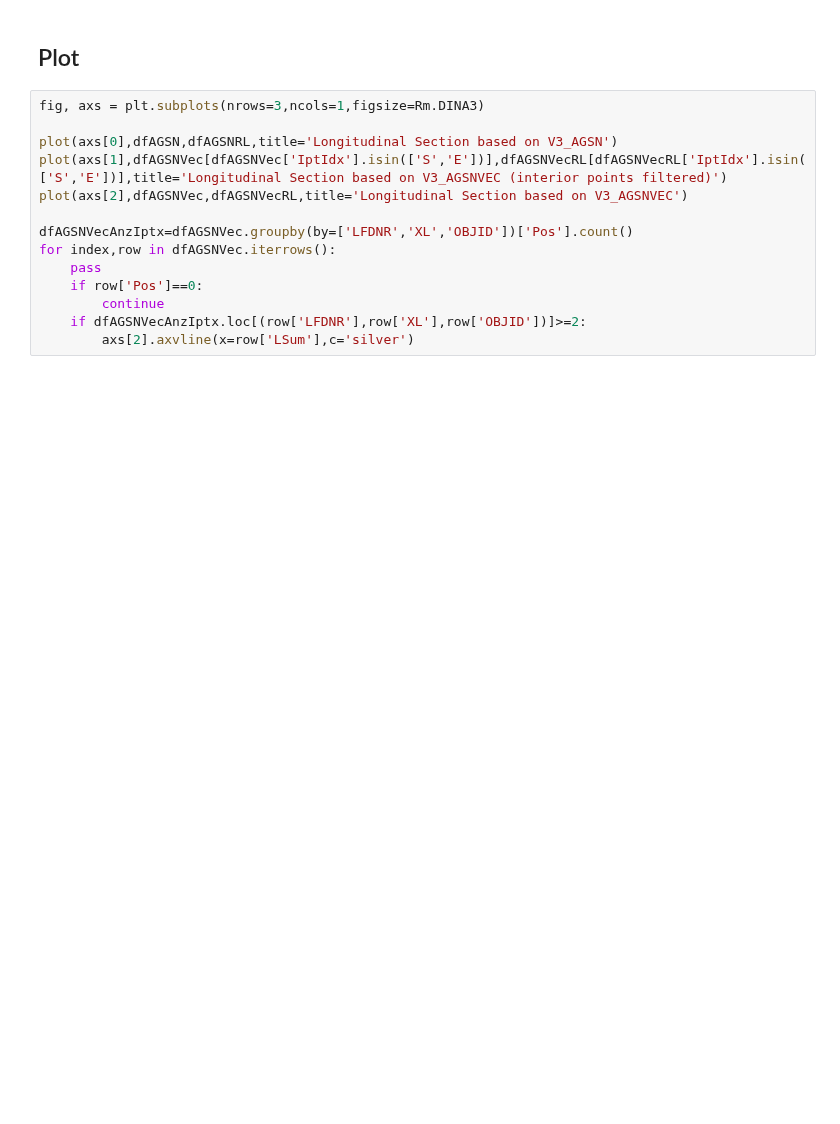
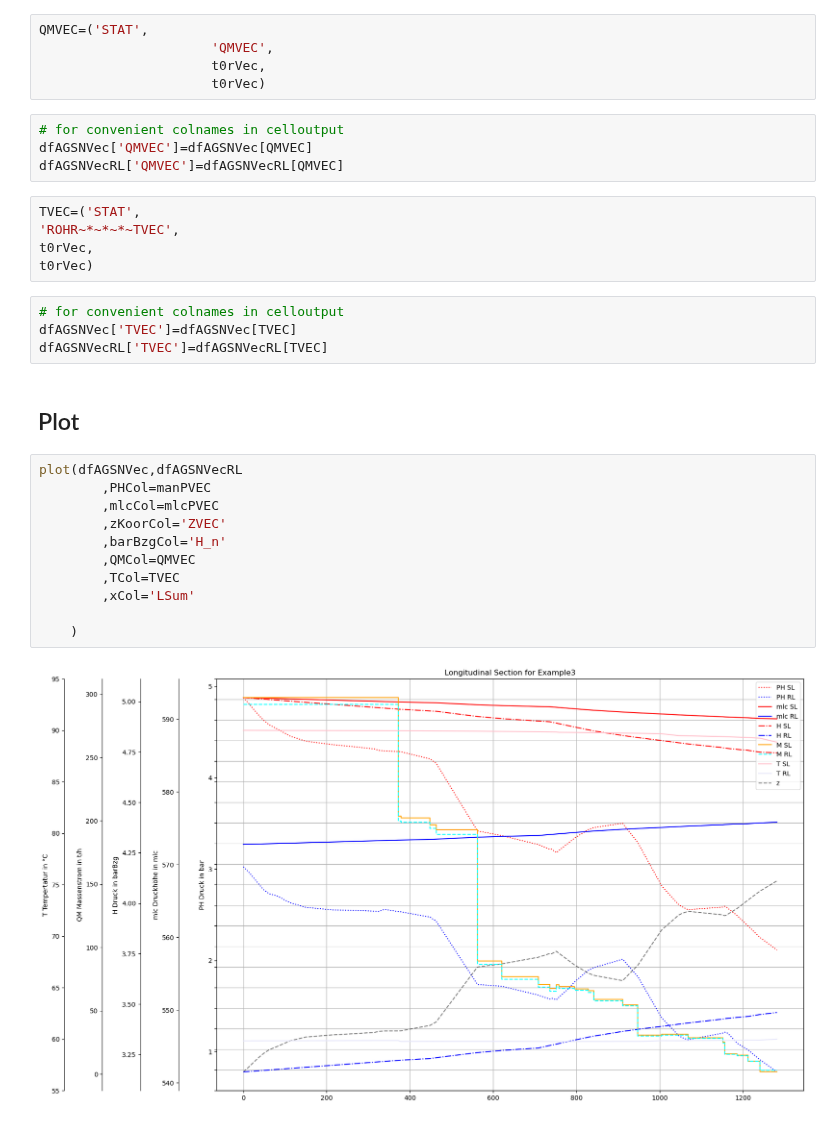
Before and after one commit to 3SConsult/PT3S, a Jupyter notebook: docs/Example3.ipynb, the cells around one changed output. Saved outputs shown, nothing was run; the diff lists cells and outputs as text; blank space fills up the shorter version.

```diff
--- a/docs/Example3.ipynb
+++ b/docs/Example3.ipynb
@@ -329,16 +508,33 @@ dfAGSNVecRL=m.V3_AGSNVEC[
+# %%
+QMVEC=('STAT',
+                      'QMVEC',
+                      t0rVec,
+                      t0rVec)
+# %%
+# for convenient colnames in celloutput
+dfAGSNVec['QMVEC']=dfAGSNVec[QMVEC]
+dfAGSNVecRL['QMVEC']=dfAGSNVecRL[QMVEC]
+# %%
+TVEC=('STAT',
+'ROHR~*~*~*~TVEC',
+t0rVec,
+t0rVec)
+# %%
+# for convenient colnames in celloutput
+dfAGSNVec['TVEC']=dfAGSNVec[TVEC]
+dfAGSNVecRL['TVEC']=dfAGSNVecRL[TVEC]
 # %% [markdown]
 ## Plot
-# %%
-fig, axs = plt.subplots(nrows=3,ncols=1,figsize=Rm.DINA3)
-
-plot(axs[0],dfAGSN,dfAGSNRL,title='Longitudinal Section based on V3_AGSN')
-plot(axs[1],dfAGSNVec[dfAGSNVec['IptIdx'].isin(['S','E'])],dfAGSNVecRL[dfAGSNVecRL['IptIdx'].isin(['S','E'])],title='Longitudinal Section based on V3_AGSNVEC (interior points filtered)')
-plot(axs[2],dfAGSNVec,dfAGSNVecRL,title='Longitudinal Section based on V3_AGSNVEC')
-
-dfAGSNVecAnzIptx=dfAGSNVec.groupby(by=['LFDNR','XL','OBJID'])['Pos'].count()
-for index,row in dfAGSNVec.iterrows():
-    pass
-    if row['Pos']==0:
-        continue
-    if dfAGSNVecAnzIptx.loc[(row['LFDNR'],row['XL'],row['OBJID'])]>=2:
-        axs[2].axvline(x=row['LSum'],c='silver')
+# %%
+plot(dfAGSNVec,dfAGSNVecRL
+        ,PHCol=manPVEC
+        ,mlcCol=mlcPVEC
+        ,zKoorCol='ZVEC'
+        ,barBzgCol='H_n'
+        ,QMCol=QMVEC
+        ,TCol=TVEC
+        ,xCol='LSum'
+
+    )
+# %% [output]
+[figure, added]
```
Also changed, not shown: parts of 42 cells of this notebook, 31 other files.
